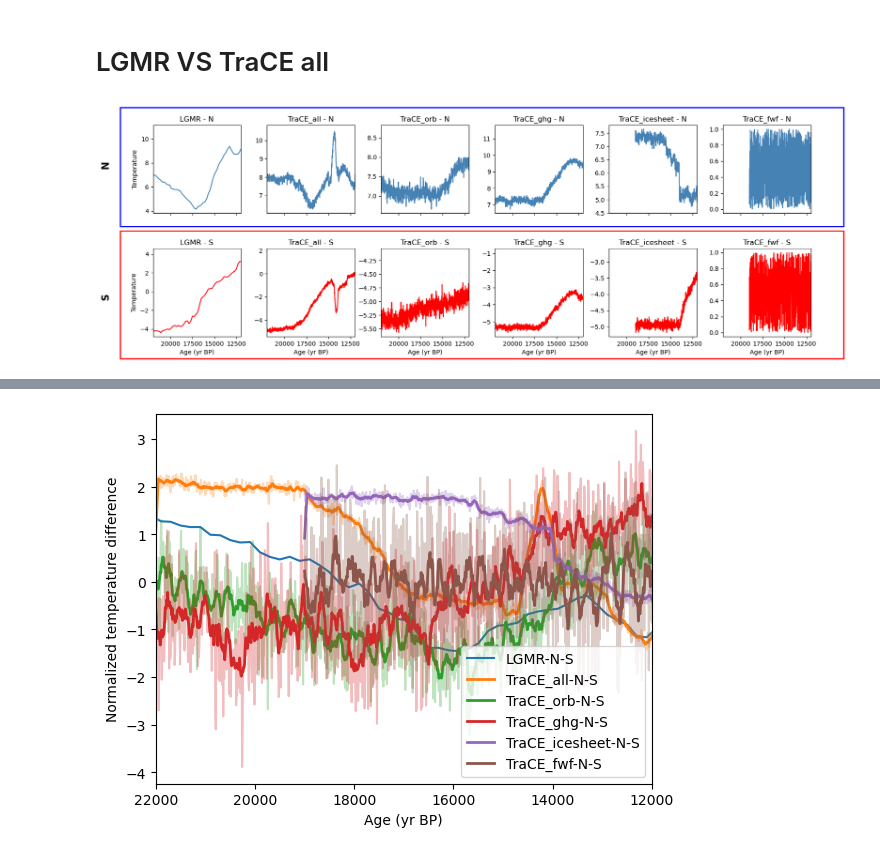
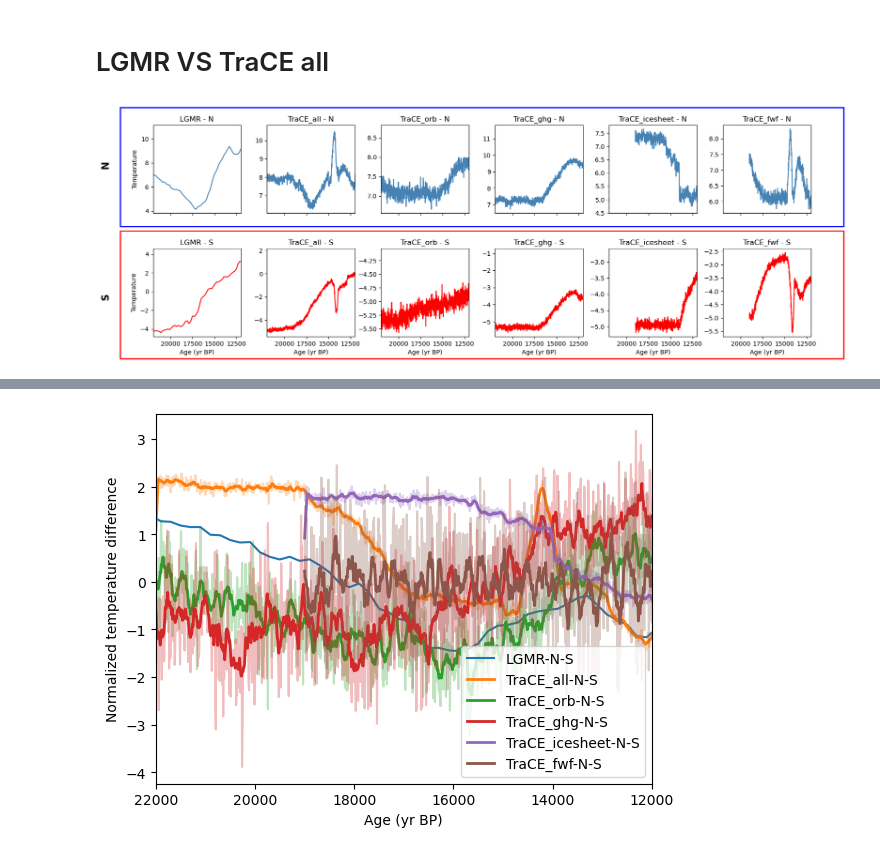
Before and after one commit to Peisong-Zheng/Last_deglaciation, a Jupyter notebook: N_minors_S.ipynb, the cells around one changed output, grey strips where cells are left out. Drawn from its saved outputs; the diff is of its cells as text; code cells hidden in the pictures.

```diff
--- a/N_minors_S.ipynb
+++ b/N_minors_S.ipynb
@@ -249,0 +275,26 @@ shape of the reshaped sat_centered_weighted: (1904, 13824)
+# %%
+import xarray as xr
+from toolbox import PCA_functions as pf
+from toolbox import GMM_functions as gfs
+import importlib
+importlib.reload(gfs)
+
+
+
+# Define the new grid to interpolate to (using ds_sat's grid)
+new_lat = ds_sat.lat
+new_lon = ds_sat.lon
+
+# Perform the interpolation
+ds_trace_interpolated = ds_trace_fwf.interp(lat=new_lat, lon=new_lon, method='linear') # there will be nan values in the interpolated data as the spatial extend of LGMR data is larger than the TraCE data
+ds_trace_interpolated['class_relabeled'] = ds_sat['class_relabeled']
+ds_trace_interpolated['class_relabeled_checked']=(('lat', 'lon'), label_check.reshape(96,144))
+
+# 1. Center the Data
+ds_trace_interpolated = pf.center_data(ds_trace_interpolated)
+
+# 2. Weight the Data
+ds_trace_interpolated = pf.apply_weighting(ds_trace_interpolated)
+
+
+TraCE_fwf_weighted_avg_LGMR_mask=gfs.plot_weighted_average_curve(ds_trace_interpolated.copy(),label_var_name='class_relabeled_checked', dpi=100)
@@ -282,9 +337,9 @@ trace_icesheet_N=TraCE_icesheet_weighted_avg_LGMR_mask[1]
 trace_icesheet_age=ds_trace_icesheet['age'].values
 
 # generate some random data with shape of (len(trace_icesheet_age),)
-trace_fwf_S=np.random.rand(len(trace_icesheet_age))
-trace_fwf_N=np.random.rand(len(trace_icesheet_age))
-trace_fwf_age=trace_icesheet_age
+trace_fwf_S=TraCE_fwf_weighted_avg_LGMR_mask[0]
+trace_fwf_N=TraCE_fwf_weighted_avg_LGMR_mask[1]
+trace_fwf_age=ds_trace_fwf['age'].values
 
 datasets = [
     {'name': 'LGMR', 'N': LGMR_N, 'S': LGMR_S, 'age': LGMR_age},
@@ -313,34 +368,34 @@ for col, dataset in enumerate(datasets):
 
         ax.set_title(label)
         ax.set_xlim([22000, 12000])
         if col == 0:
             ax.set_ylabel('Temperature')
         if row==0:
             ax.plot(age, data,'steelblue')
         if row == 1:
             ax.plot(age, data,'r')
             ax.set_xlabel('Age (yr BP)')
 
 # axs[0,0].set_ylim=[2,11]
 
 
 fig.text(0.06, 0.75, 'N', ha='center', va='center', fontsize=16, rotation='vertical', fontweight='bold')
 fig.text(0.06, 0.25, 'S', ha='center', va='center', fontsize=16, rotation='vertical', fontweight='bold')
 
 def add_row_rectangle(axs_row, color, alpha, lower_ratio, high_ratio=1.35):
     positions = [ax.get_position() for ax in axs_row]
     bbox = Bbox.union(positions)
     rect = Rectangle((bbox.x0-0.05*bbox.width, bbox.y0-lower_ratio*bbox.height), 1.1*bbox.width, high_ratio*bbox.height,
                      linewidth=2, edgecolor=color, facecolor='none', alpha=alpha,
                      transform=fig.transFigure, zorder=1)  # Set z-order to 1 to ensure it is above the background
     fig.add_artist(rect)
 
 add_row_rectangle(axs[0, :], color='b', alpha=1, lower_ratio=0.15)
 add_row_rectangle(axs[1, :], color='r', alpha=1, lower_ratio=0.25, high_ratio=1.45)
 
 plt.show()
 # %% [output]
-[figure, old version]
+[figure, new version]
 # %%
 import matplotlib.pyplot as plt
 from scipy.stats import zscore
```
Also changed, not shown: parts of 4 cells of this notebook.
